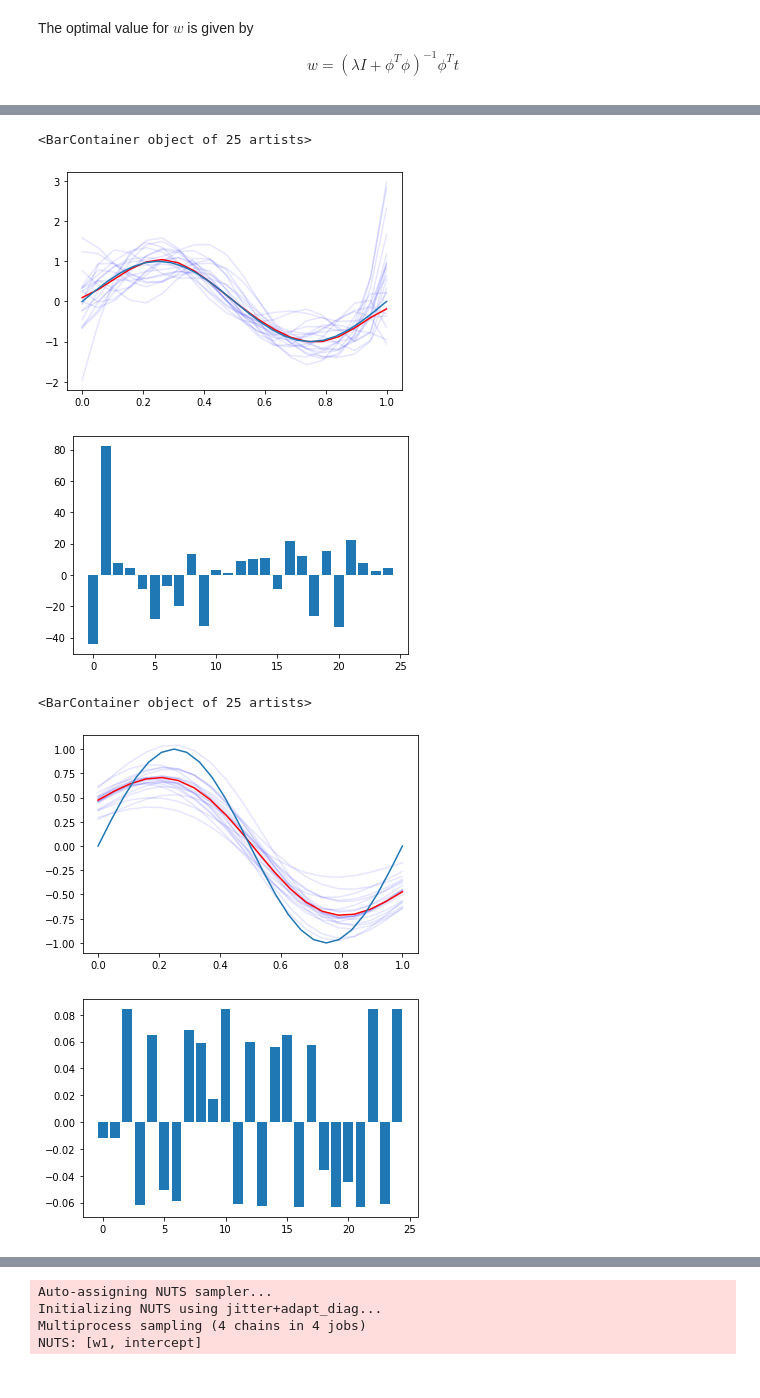
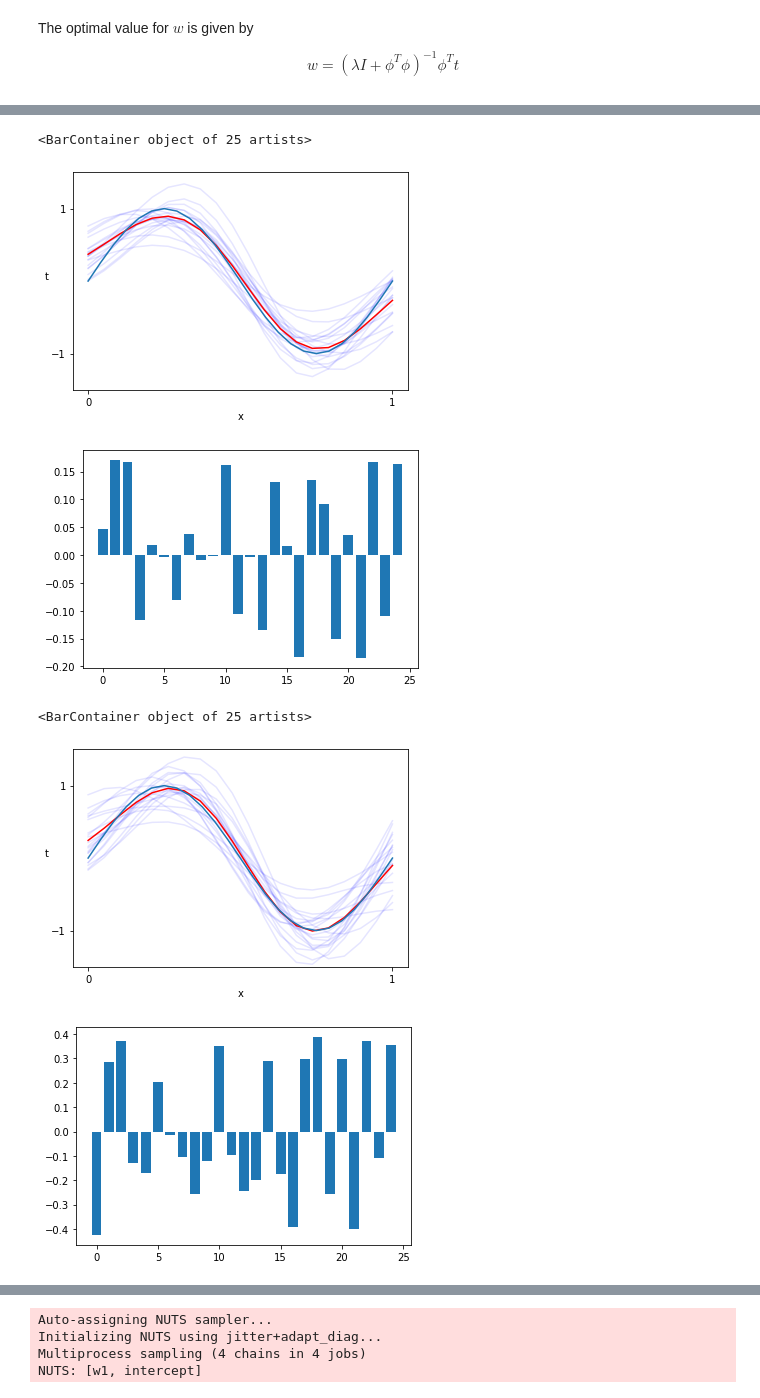
Before and after one commit to wouterMostard/PRML, a Jupyter notebook: Chapter 3 Linear Models for Regression.ipynb, the cells around one changed output, grey strips where cells are left out. Drawn from its saved outputs; the diff is of its cells as text; code cells hidden in the pictures.

```diff
--- a/Chapter 3 Linear Models for Regression.ipynb
+++ b/Chapter 3 Linear Models for Regression.ipynb
@@ -81,3 +81,30 @@ def transform_input(X):
         phi.append(data)
 
     return np.vstack(phi)
+# %%
+# For each dataset, transform usign the basisfunctions and find the optimal w
+L = np.exp(5)
+test_input = np.linspace(0, 1, 20)
+
+predictions = []
+
+for index, dataset in enumerate(datasets):
+    phi = transform_input(dataset) # N x M
+    w_star = np.linalg.inv((L * np.identity(len(basis_functions))) + (phi.T  @ phi)) @ phi.T @ labels[index]
+
+    transformed = transform_input(test_input)
+    predictions.append((w_star.T @ transformed.T)[0])
+
+for i in range(20):
+    plt.plot(test_input, predictions[i], c='b', alpha=0.10)
+
+plt.plot(test_input, np.vstack(predictions).mean(axis=0), c='r')
+plt.plot(input_data, true_func(input_data))
+plt.xticks(np.linspace(0,1,2))
+plt.xlabel('x')
+plt.yticks(np.linspace(-1, 1, 2))
+plt.ylim(-1.5, 1.5)
+plt.ylabel('t', rotation=0)
+
+plt.figure()
+plt.bar(np.arange(w_star.shape[0]), w_star.flatten())
@@ -84,6 +115,6 @@ def transform_input(X):
 # %%
 # For each dataset, transform usign the basisfunctions and find the optimal w
-L = 0.00001
+L = np.exp(-0.30)
 test_input = np.linspace(0, 1, 20)
 
 predictions = []
@@ -100,36 +131,46 @@ for i in range(20):
 
 plt.plot(test_input, np.vstack(predictions).mean(axis=0), c='r')
 plt.plot(input_data, true_func(input_data))
+plt.xticks(np.linspace(0,1,2))
+plt.xlabel('x')
+plt.yticks(np.linspace(-1, 1, 2))
+plt.ylim(-1.5, 1.5)
+plt.ylabel('t', rotation=0)
 
 plt.figure()
 plt.bar(np.arange(w_star.shape[0]), w_star.flatten())
 # %% [output]
 <BarContainer object of 25 artists>
-[figure, old version]
+[figure, new version]
-[figure, old version]
+[figure, new version]
 # %%
 # For each dataset, transform usign the basisfunctions and find the optimal w
-L = np.exp(2.6)
+L = np.exp(-2.4)
 test_input = np.linspace(0, 1, 20)
 
 predictions = []
 
 for index, dataset in enumerate(datasets):
     phi = transform_input(dataset) # N x M
     w_star = np.linalg.inv((L * np.identity(len(basis_functions))) + (phi.T  @ phi)) @ phi.T @ labels[index]
 
     transformed = transform_input(test_input)
     predictions.append((w_star.T @ transformed.T)[0])
 
 for i in range(20):
     plt.plot(test_input, predictions[i], c='b', alpha=0.10)
 
 plt.plot(test_input, np.vstack(predictions).mean(axis=0), c='r')
 plt.plot(input_data, true_func(input_data))
+plt.xticks(np.linspace(0,1,2))
+plt.xlabel('x')
+plt.yticks(np.linspace(-1, 1, 2))
+plt.ylim(-1.5, 1.5)
+plt.ylabel('t', rotation=0)
 
 plt.figure()
 plt.bar(np.arange(w_star.shape[0]), w_star.flatten())
 # %% [output]
 <BarContainer object of 25 artists>
-[figure, old version]
+[figure, new version]
-[figure, old version]
+[figure, new version]
```
Also changed, not shown: parts of 3 cells of this notebook, 1 other file.
